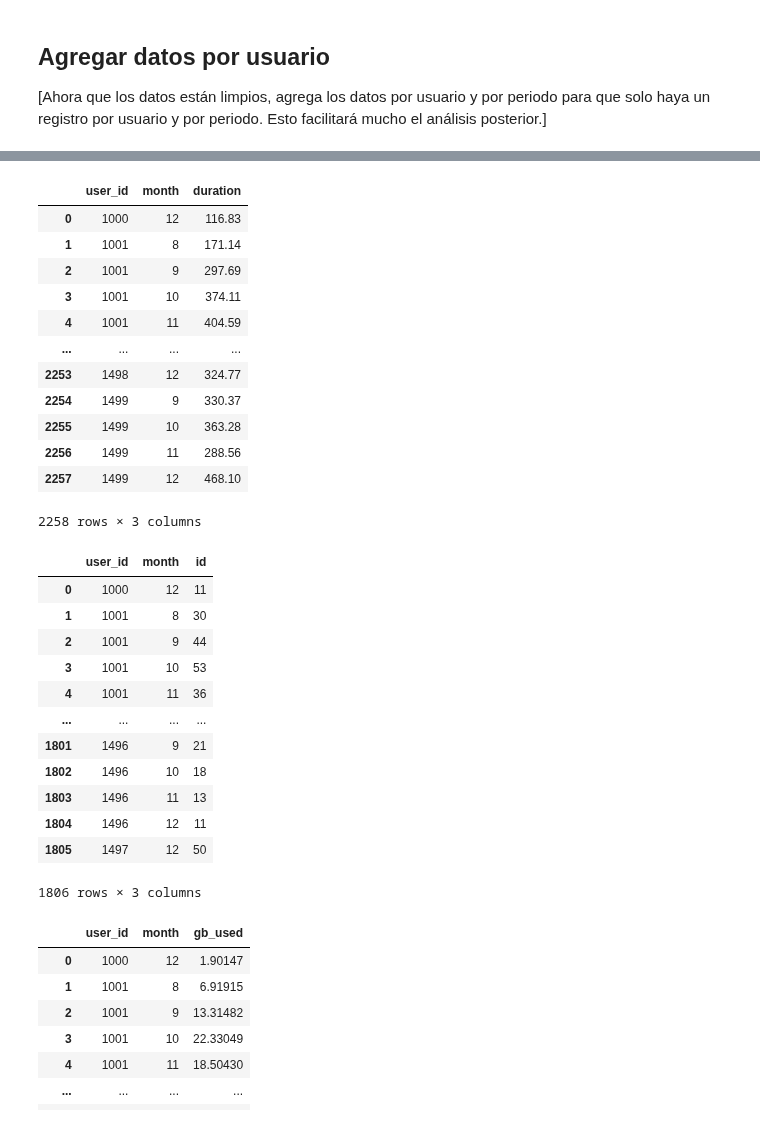
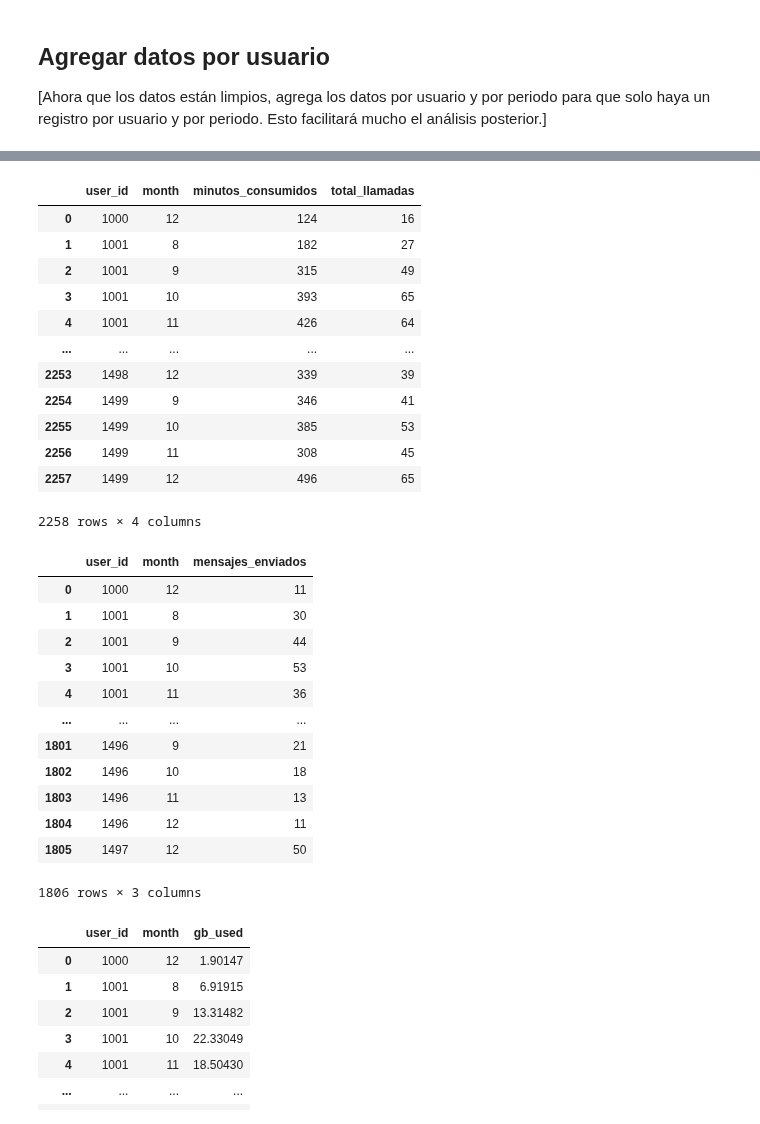
Before and after one commit to hukitan/tripleten, a Jupyter notebook: Proyectos_en_desarrollo/proyecto 5/proyect5.ipynb, the cells around one changed output, grey strips where cells are left out. Drawn from its saved outputs; the diff is of its cells as text; code cells hidden in the pictures.

```diff
--- a/Proyectos_en_desarrollo/proyecto 5/proyect5.ipynb
+++ b/Proyectos_en_desarrollo/proyecto 5/proyect5.ipynb
@@ -153,3 +150,7 @@ calls["month"] = calls["call_date"].dt.month
+# %%
+def redondeo(dur):
+    red = np.ceil(dur)
+    return int(red)
 # %% [markdown]
 [Describe lo que ves y observas en la información general y en la muestra de datos impresa para el precio de datos anterior. ¿Hay algún problema (tipos de datos no adecuados, datos ausentes, etc.) que pudieran necesitar investigación y cambios adicionales? ¿Cómo se puede arreglar?]
 # %% [markdown]
@@ -160,6 +164,8 @@ calls["month"] = calls["call_date"].dt.month
 ### Enriquecer los datos
 # %% [markdown]
 [Agrega factores adicionales a los datos si crees que pudieran ser útiles.]
+# %%
+calls["duracion_redond"] = calls["duration"].apply(redondeo)
 # %% [markdown]
 ## Mensajes
 # %%
@@ -250,5 +256,6 @@ plans
 [Ahora que los datos están limpios, agrega los datos por usuario y por periodo para que solo haya un registro por usuario y por periodo. Esto facilitará mucho el análisis posterior.]
 # %%
 # Calcula el número de llamadas hechas por cada usuario al mes. Guarda el resultado.
-cals_per_user = calls.groupby(["user_id","month"])["id"].count()
-cals_per_user
+cals_per_user = calls.pivot_table(index= ["user_id","month"],values= "duracion_redond", aggfunc= ["sum", "count" ])
+cals_per_user.columns = ["minutos_consumidos", "total_llamadas"]
+cals_per_user.reset_index(inplace=True)
@@ -269,27 +262,28 @@ Name: id, Length: 2258, dtype: int64
 # %%
 # Calcula la cantidad de minutos usados por cada usuario al mes. Guarda el resultado.
-total_calls = calls.groupby(["user_id","month"])["duration"].sum().reset_index()
-total_calls
+cals_per_user
 # %% [output]
-|  | user_id | month | duration |
-| 0 | 1000 | 12 | 116.83 |
-| 1 | 1001 | 8 | 171.14 |
-| 2 | 1001 | 9 | 297.69 |
-| 3 | 1001 | 10 | 374.11 |
-| 4 | 1001 | 11 | 404.59 |
-| ... | ... | ... | ... |
-| 2253 | 1498 | 12 | 324.77 |
-| 2254 | 1499 | 9 | 330.37 |
-| 2255 | 1499 | 10 | 363.28 |
-| 2256 | 1499 | 11 | 288.56 |
-| 2257 | 1499 | 12 | 468.10 |
+|  | user_id | month | minutos_consumidos | total_llamadas |
+| 0 | 1000 | 12 | 124 | 16 |
+| 1 | 1001 | 8 | 182 | 27 |
+| 2 | 1001 | 9 | 315 | 49 |
+| 3 | 1001 | 10 | 393 | 65 |
+| 4 | 1001 | 11 | 426 | 64 |
+| ... | ... | ... | ... | ... |
+| 2253 | 1498 | 12 | 339 | 39 |
+| 2254 | 1499 | 9 | 346 | 41 |
+| 2255 | 1499 | 10 | 385 | 53 |
+| 2256 | 1499 | 11 | 308 | 45 |
+| 2257 | 1499 | 12 | 496 | 65 |
-2258 rows × 3 columns
+2258 rows × 4 columns
 # %%
 # Calcula el número de mensajes enviados por cada usuario al mes. Guarda el resultado.
-msj_mth = messages.groupby(["user_id","month"])["id"].count().reset_index()
+msj_mth = messages.pivot_table(index= ["user_id","month"], values= "id", aggfunc= "count" ) #groupby(["user_id","month"])["id"].count()
+msj_mth.columns = ["mensajes_enviados"]
+msj_mth.reset_index(inplace=True)
 msj_mth
 # %% [output]
-|  | user_id | month | id |
+|  | user_id | month | mensajes_enviados |
 | 0 | 1000 | 12 | 11 |
 | 1 | 1001 | 8 | 30 |
 | 2 | 1001 | 9 | 44 |
```
Also changed, not shown: parts of 9 cells of this notebook.
